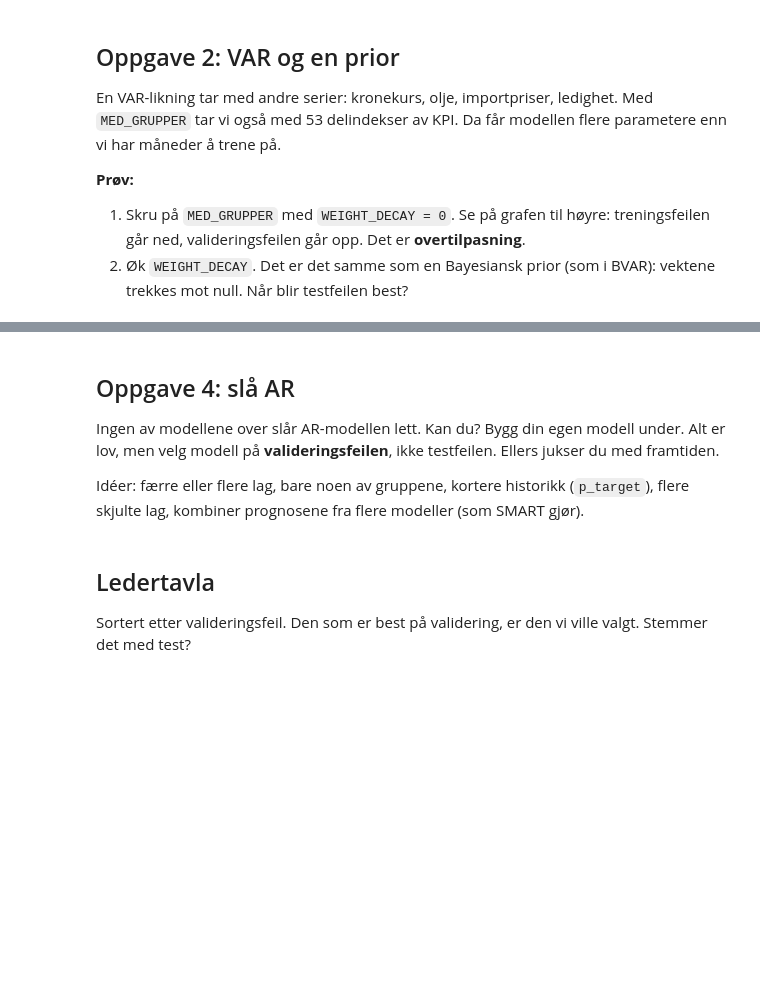
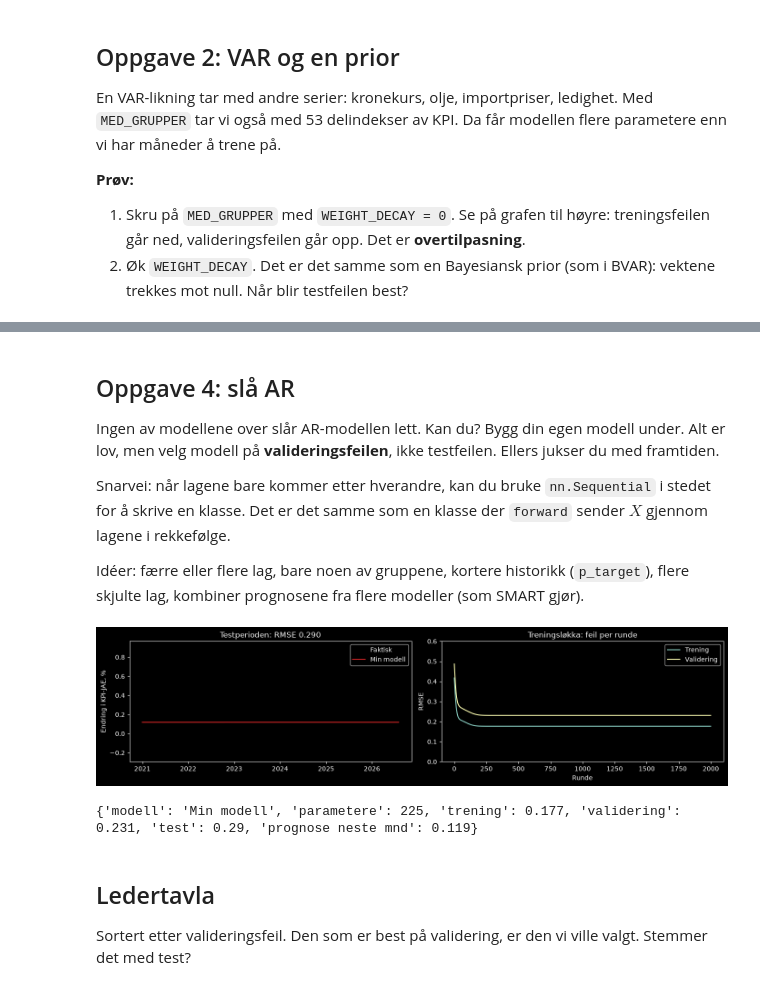
Before and after one commit to simeneide/how-to-train-your-ai, a Jupyter notebook: workshop.ipynb, the cells around one changed output, grey strips where cells are left out. Drawn from its saved outputs; the diff is of its cells as text; code cells hidden in the pictures; blank space fills up the shorter version.

```diff
--- a/workshop.ipynb
+++ b/workshop.ipynb
@@ -381,24 +501,29 @@ evaluate(
 
 Ingen av modellene over slår AR-modellen lett. Kan du? Bygg din egen modell under. Alt er lov, men velg modell på **valideringsfeilen**, ikke testfeilen. Ellers jukser du med framtiden.
 
+Snarvei: når lagene bare kommer etter hverandre, kan du bruke `nn.Sequential` i stedet for å skrive en klasse. Det er det samme som en klasse der `forward` sender $X$ gjennom lagene i rekkefølge.
+
 Idéer: færre eller flere lag, bare noen av gruppene, kortere historikk (`p_target`), flere skjulte lag, kombiner prognosene fra flere modeller (som SMART gjør).
 # %%
 NAVN = "Min modell"  # @param {type:"string"}
 
 # 1. Data
-cols_mine = kolonner(kpi=6, drivere=["kronekurs", "importpriser"])
+cols_mine = kolonner({"KPI-JAE": 6, "kronekurs": 3, "importpriser": 3})
 
-# 2. Modell
+# 2. Modell: nn.Sequential er en klasse der forward sender x gjennom lagene i rekkefølge
 mine = nn.Sequential(
     nn.Linear(len(cols_mine), 16),
     nn.ReLU(),
     nn.Linear(16, 1),
 )
 # 3. Trening
 mine, data, hist = train(mine, cols_mine, lr=0.003, weight_decay=0.3)
 
 # 4. Beslutning
 evaluate(NAVN, mine, data, hist)
+# %% [output]
+[figure, added]
+{'modell': 'Min modell', 'parametere': 225, 'trening': 0.177, 'validering': 0.231, 'test': 0.29, 'prognose neste mnd': 0.119}
 # %% [markdown]
 ## Ledertavla
 
```
Also changed, not shown: parts of 14 cells of this notebook, 3 other files.
